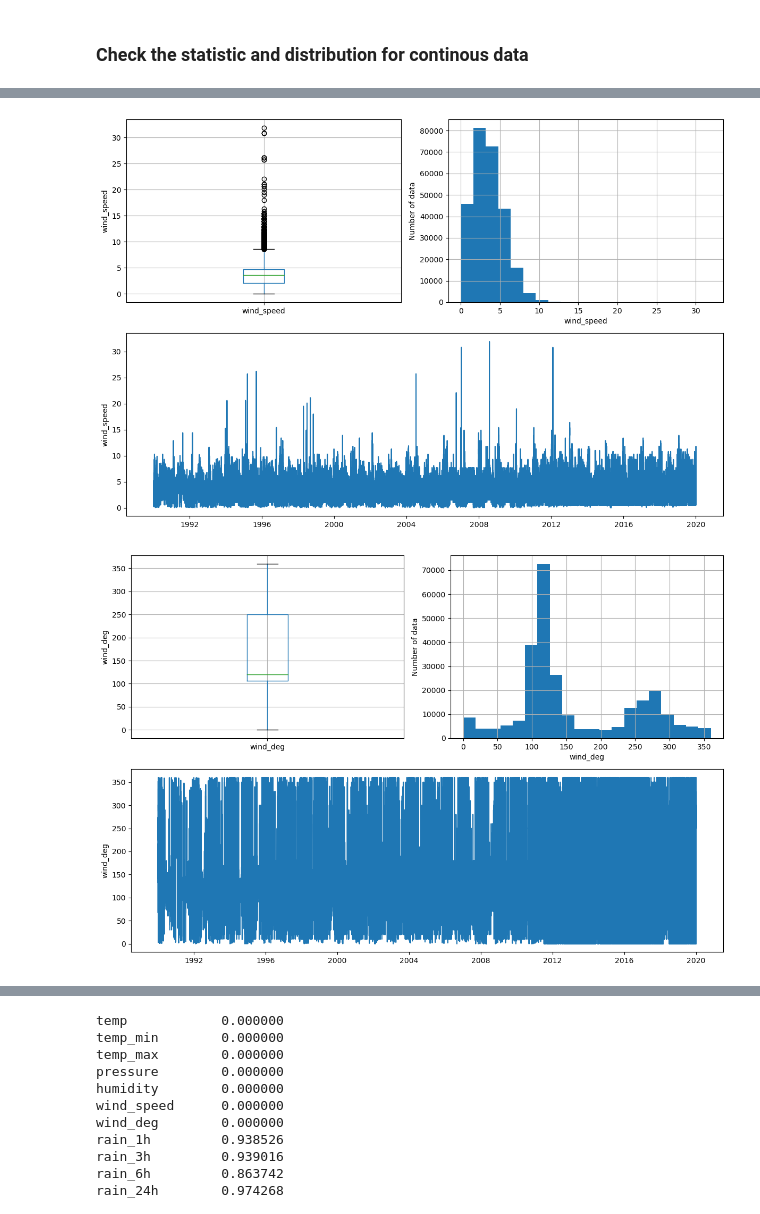
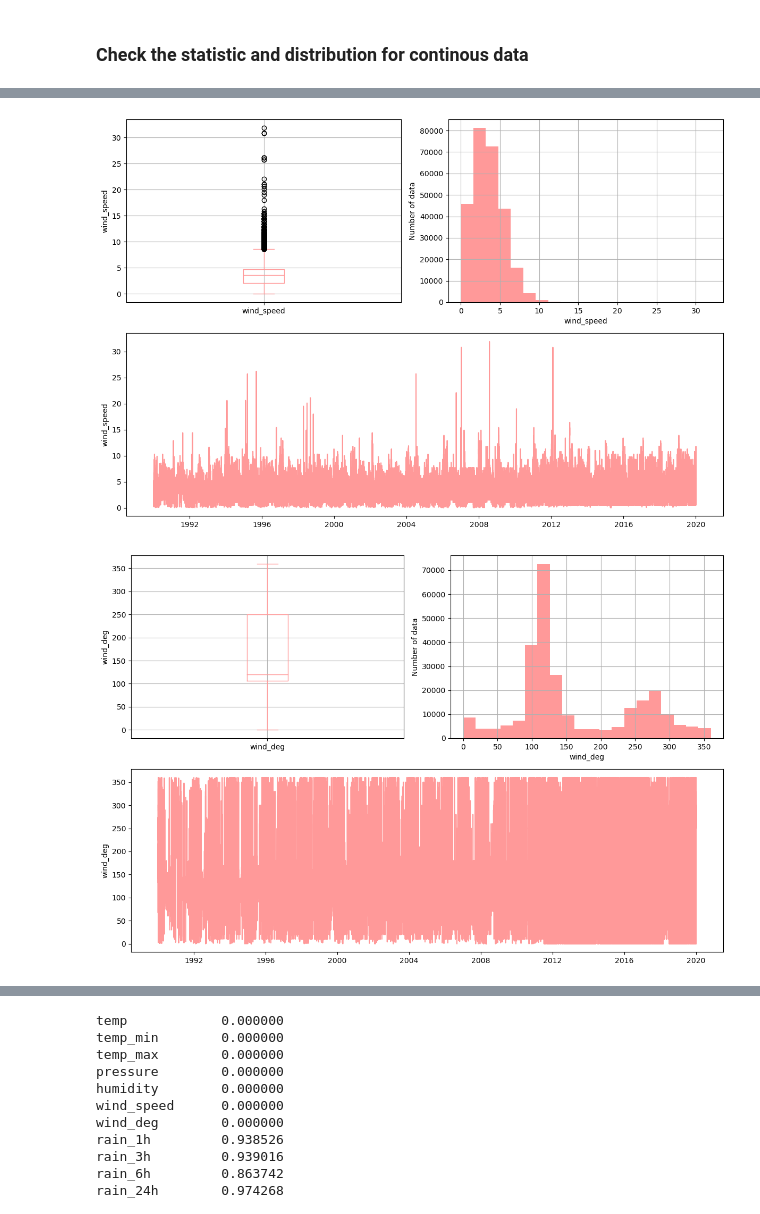
Before and after one commit to fsari2/machine-learning-application, a Jupyter notebook: HW08_Fitria.ipynb, the cells around one changed output, grey strips where cells are left out. Saved outputs shown, nothing was run; the diff lists cells and outputs as text; code cells hidden in the pictures.

Commit message:
edit code and put figures

```diff
--- a/HW08_Fitria.ipynb
+++ b/HW08_Fitria.ipynb
@@ -16,7 +16,7 @@ import pandas as pd
 from sklearn.metrics import mean_absolute_error, mean_squared_error, r2_score
 # %%
 # load the dataset
-df = pd.read_csv('data/openweatherdata-denpasar-1990-2020.csv', parse_dates=True)
+df = pd.read_csv('../openweatherdata-denpasar-1990-2020.csv', parse_dates=True)
 
 # see the loaded dataset type
 df.info()
@@ -190,17 +206,17 @@ df[continuous].head()
 for var in continuous:
     plt.figure(figsize=(12,8))
     plt.subplot(2, 2, 1)
-    fig = df.boxplot(column=var)
+    fig = df.boxplot(column=var, color='#ff9999')
     fig.set_title('')
     fig.set_ylabel(var)
 
     plt.subplot(2, 2, 2)
-    fig = df[var].hist(bins=20)
+    fig = df[var].hist(bins=20, color='#ff9999')
     fig.set_ylabel('Number of data')
     fig.set_xlabel(var)
 
     plt.subplot(2, 1, 2)
-    fig = plt.plot(df.index, df[var])
+    fig = plt.plot(df.index, df[var], color='#ff9999')
     plt.ylabel(var)
 
     plt.tight_layout ()
@@ -214,2 +230,2 @@ for var in continuous:
-[figure, old version]
+[figure, new version]
-[figure, old version]
+[figure, new version]
```
Also changed, not shown: parts of 11 cells of this notebook, 4 other files.
